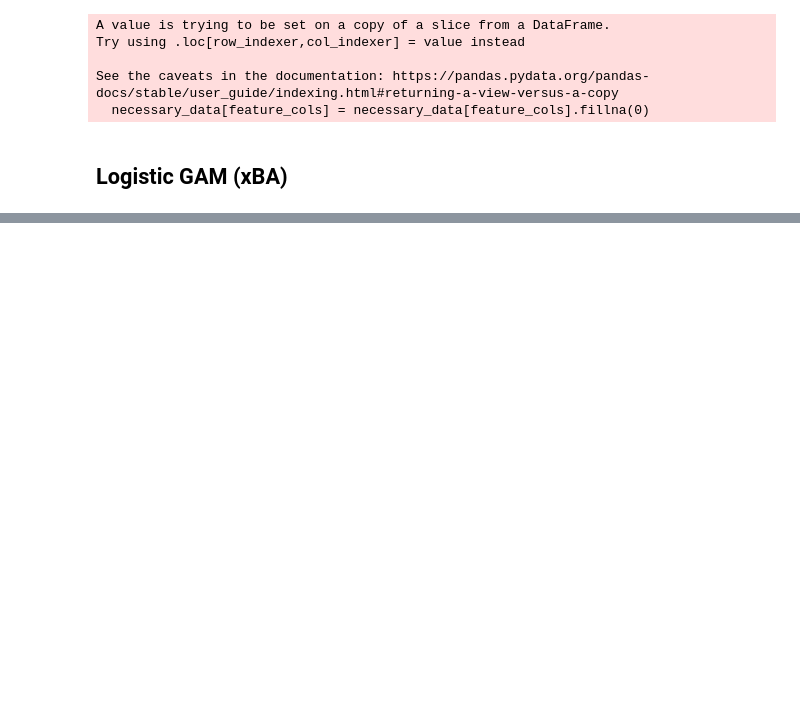
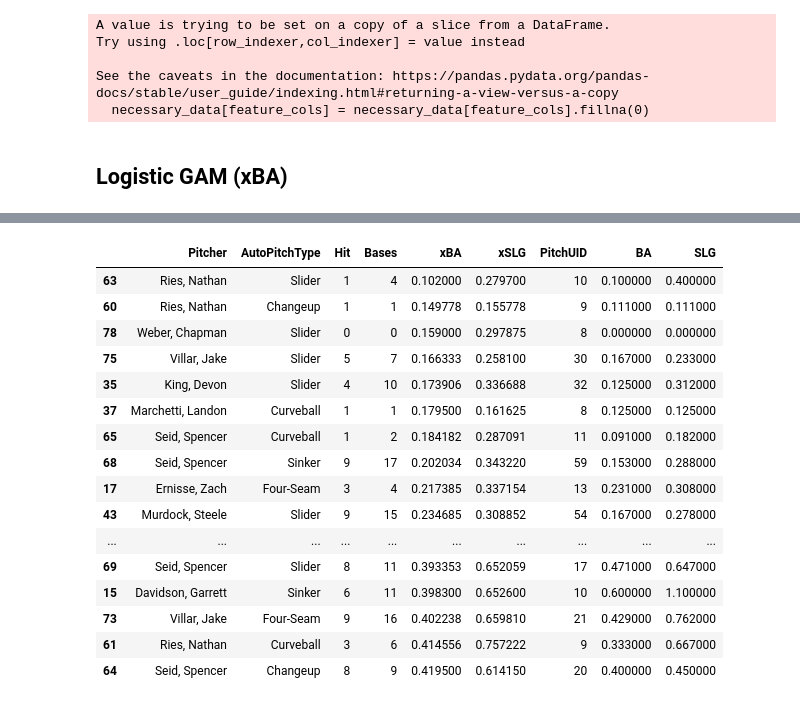
Before and after one commit to jackkalsched/UCSD_Baseball_25, a Jupyter notebook: Hitting/expected_metrics/expected_metrics.ipynb, the cells around one changed output, grey strips where cells are left out. Saved outputs shown, nothing was run; the diff lists cells and outputs as text; code cells hidden in the pictures; blank space fills up the shorter version.

```diff
--- a/Hitting/expected_metrics/expected_metrics.ipynb
+++ b/Hitting/expected_metrics/expected_metrics.ipynb
@@ -157,0 +237,23 @@ See the caveats in the documentation: https://pandas.pydata.org/pandas-docs/stab
+# %%
+xUCSD = necessary_data[necessary_data['PitcherTeam'] == 'CSD_TRI'].groupby(['Pitcher', 'AutoPitchType']).agg({'Hit': 'sum', 'Bases': 'sum', 'xBA': 'mean', 'xSLG': 'mean', 'PitchUID': 'count'}).reset_index()
+xUCSD['BA'] = round(xUCSD['Hit'] / xUCSD['PitchUID'], 3)
+xUCSD['SLG'] = round(xUCSD['Bases'] / xUCSD['PitchUID'], 3)
+xUCSD[xUCSD['PitchUID'] >= 8].sort_values(['xBA', 'xSLG'], ascending = True)
+# %% [output]
+|  | Pitcher | AutoPitchType | Hit | Bases | xBA | xSLG | PitchUID | BA | SLG |
+| 63 | Ries, Nathan | Slider | 1 | 4 | 0.102000 | 0.279700 | 10 | 0.100000 | 0.400000 |
+| 60 | Ries, Nathan | Changeup | 1 | 1 | 0.149778 | 0.155778 | 9 | 0.111000 | 0.111000 |
+| 78 | Weber, Chapman | Slider | 0 | 0 | 0.159000 | 0.297875 | 8 | 0.000000 | 0.000000 |
+| 75 | Villar, Jake | Slider | 5 | 7 | 0.166333 | 0.258100 | 30 | 0.167000 | 0.233000 |
+| 35 | King, Devon | Slider | 4 | 10 | 0.173906 | 0.336688 | 32 | 0.125000 | 0.312000 |
+| 37 | Marchetti, Landon | Curveball | 1 | 1 | 0.179500 | 0.161625 | 8 | 0.125000 | 0.125000 |
+| 65 | Seid, Spencer | Curveball | 1 | 2 | 0.184182 | 0.287091 | 11 | 0.091000 | 0.182000 |
+| 68 | Seid, Spencer | Sinker | 9 | 17 | 0.202034 | 0.343220 | 59 | 0.153000 | 0.288000 |
+| 17 | Ernisse, Zach | Four-Seam | 3 | 4 | 0.217385 | 0.337154 | 13 | 0.231000 | 0.308000 |
+| 43 | Murdock, Steele | Slider | 9 | 15 | 0.234685 | 0.308852 | 54 | 0.167000 | 0.278000 |
+| ... | ... | ... | ... | ... | ... | ... | ... | ... | ... |
+| 69 | Seid, Spencer | Slider | 8 | 11 | 0.393353 | 0.652059 | 17 | 0.471000 | 0.647000 |
+| 15 | Davidson, Garrett | Sinker | 6 | 11 | 0.398300 | 0.652600 | 10 | 0.600000 | 1.100000 |
+| 73 | Villar, Jake | Four-Seam | 9 | 16 | 0.402238 | 0.659810 | 21 | 0.429000 | 0.762000 |
+| 61 | Ries, Nathan | Curveball | 3 | 6 | 0.414556 | 0.757222 | 9 | 0.333000 | 0.667000 |
+| 64 | Seid, Spencer | Changeup | 8 | 9 | 0.419500 | 0.614150 | 20 | 0.400000 | 0.450000 |
```
Also changed, not shown: parts of 28 cells of this notebook.
